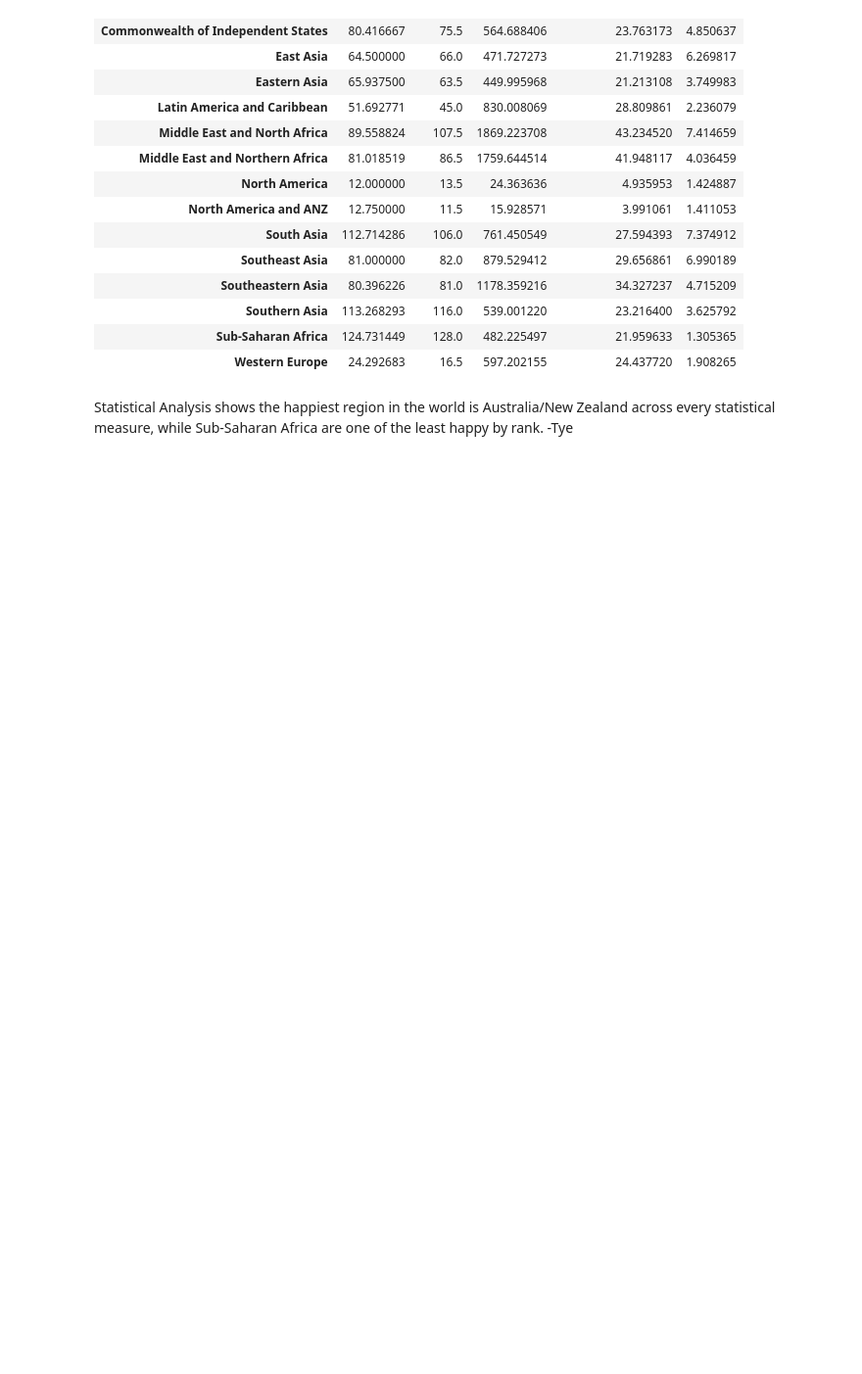
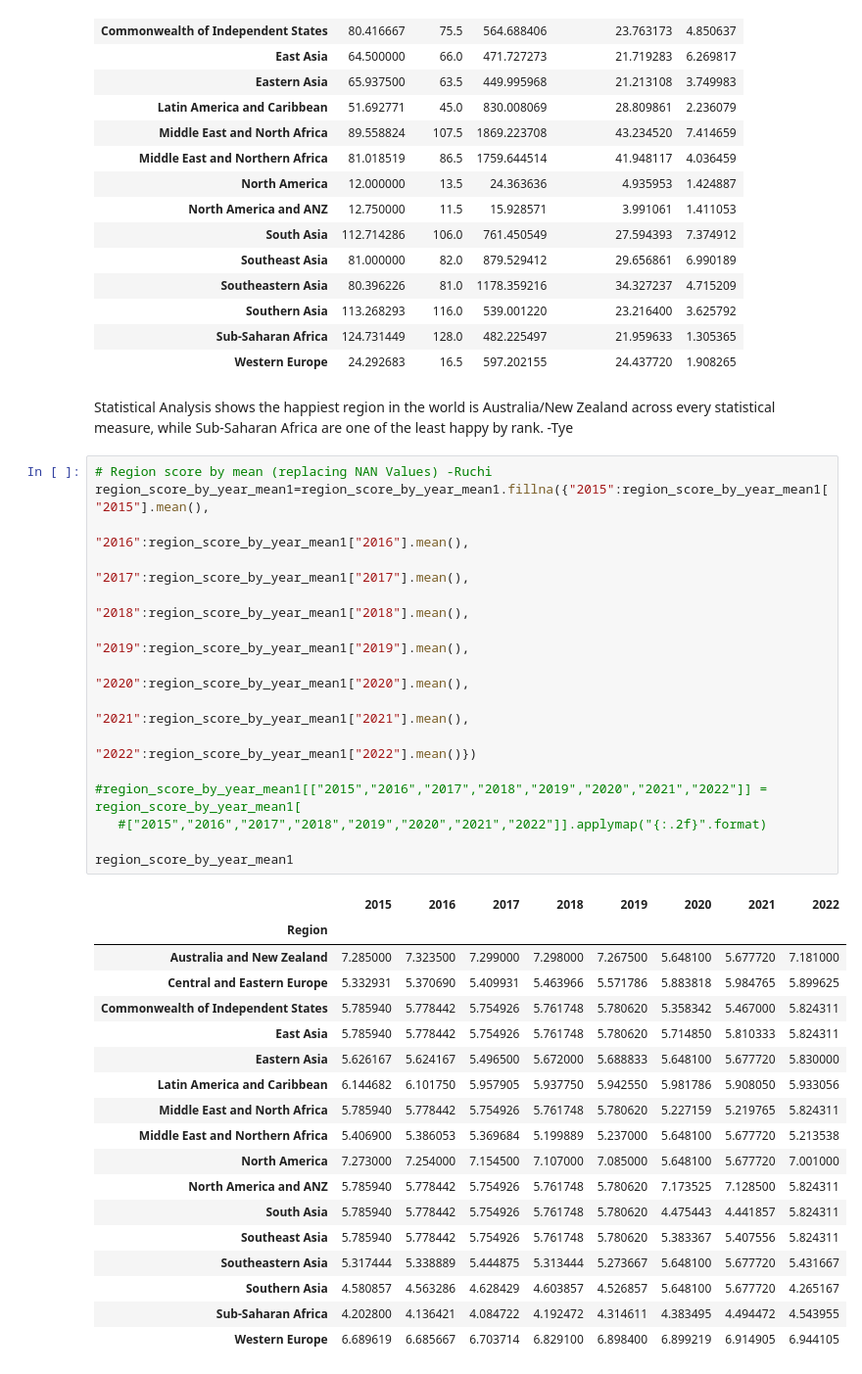
Before and after one commit to emily-curlin/Project1, a Jupyter notebook: world_happiness.ipynb, the cells around one changed output. Shown at 98% size. Saved outputs shown, nothing was run; the diff lists cells and outputs as text; blank space fills up the shorter version.

```diff
--- a/world_happiness.ipynb
+++ b/world_happiness.ipynb
@@ -231,3 +233,37 @@ Method I
 | Western Europe | 24.292683 | 16.5 | 597.202155 | 24.437720 | 1.908265 |
 # %% [markdown]
 Statistical Analysis shows the happiest region in the world is Australia/New Zealand across every statistical measure, while Sub-Saharan Africa are one of the least happy by rank. -Tye
+# %%
+# Region score by mean (replacing NAN Values) -Ruchi
+region_score_by_year_mean1=region_score_by_year_mean1.fillna({"2015":region_score_by_year_mean1["2015"].mean(),
+                                                            "2016":region_score_by_year_mean1["2016"].mean(),
+                                                            "2017":region_score_by_year_mean1["2017"].mean(),
+                                                            "2018":region_score_by_year_mean1["2018"].mean(),
+                                                            "2019":region_score_by_year_mean1["2019"].mean(),
+                                                            "2020":region_score_by_year_mean1["2020"].mean(),
+                                                            "2021":region_score_by_year_mean1["2021"].mean(),
+                                                            "2022":region_score_by_year_mean1["2022"].mean()})
+
+#region_score_by_year_mean1[["2015","2016","2017","2018","2019","2020","2021","2022"]] = region_score_by_year_mean1[
+   #["2015","2016","2017","2018","2019","2020","2021","2022"]].applymap("{:.2f}".format)
+
+region_score_by_year_mean1
+# %% [output]
+|  | 2015 | 2016 | 2017 | 2018 | 2019 | 2020 | 2021 | 2022 |
+| Region |  |  |  |  |  |  |  |  |
+| Australia and New Zealand | 7.285000 | 7.323500 | 7.299000 | 7.298000 | 7.267500 | 5.648100 | 5.677720 | 7.181000 |
+| Central and Eastern Europe | 5.332931 | 5.370690 | 5.409931 | 5.463966 | 5.571786 | 5.883818 | 5.984765 | 5.899625 |
+| Commonwealth of Independent States | 5.785940 | 5.778442 | 5.754926 | 5.761748 | 5.780620 | 5.358342 | 5.467000 | 5.824311 |
+| East Asia | 5.785940 | 5.778442 | 5.754926 | 5.761748 | 5.780620 | 5.714850 | 5.810333 | 5.824311 |
+| Eastern Asia | 5.626167 | 5.624167 | 5.496500 | 5.672000 | 5.688833 | 5.648100 | 5.677720 | 5.830000 |
+| Latin America and Caribbean | 6.144682 | 6.101750 | 5.957905 | 5.937750 | 5.942550 | 5.981786 | 5.908050 | 5.933056 |
+| Middle East and North Africa | 5.785940 | 5.778442 | 5.754926 | 5.761748 | 5.780620 | 5.227159 | 5.219765 | 5.824311 |
+| Middle East and Northern Africa | 5.406900 | 5.386053 | 5.369684 | 5.199889 | 5.237000 | 5.648100 | 5.677720 | 5.213538 |
+| North America | 7.273000 | 7.254000 | 7.154500 | 7.107000 | 7.085000 | 5.648100 | 5.677720 | 7.001000 |
+| North America and ANZ | 5.785940 | 5.778442 | 5.754926 | 5.761748 | 5.780620 | 7.173525 | 7.128500 | 5.824311 |
+| South Asia | 5.785940 | 5.778442 | 5.754926 | 5.761748 | 5.780620 | 4.475443 | 4.441857 | 5.824311 |
+| Southeast Asia | 5.785940 | 5.778442 | 5.754926 | 5.761748 | 5.780620 | 5.383367 | 5.407556 | 5.824311 |
+| Southeastern Asia | 5.317444 | 5.338889 | 5.444875 | 5.313444 | 5.273667 | 5.648100 | 5.677720 | 5.431667 |
+| Southern Asia | 4.580857 | 4.563286 | 4.628429 | 4.603857 | 4.526857 | 5.648100 | 5.677720 | 4.265167 |
+| Sub-Saharan Africa | 4.202800 | 4.136421 | 4.084722 | 4.192472 | 4.314611 | 4.383495 | 4.494472 | 4.543955 |
+| Western Europe | 6.689619 | 6.685667 | 6.703714 | 6.829100 | 6.898400 | 6.899219 | 6.914905 | 6.944105 |
```
Also changed, not shown: parts of 4 cells of this notebook.
